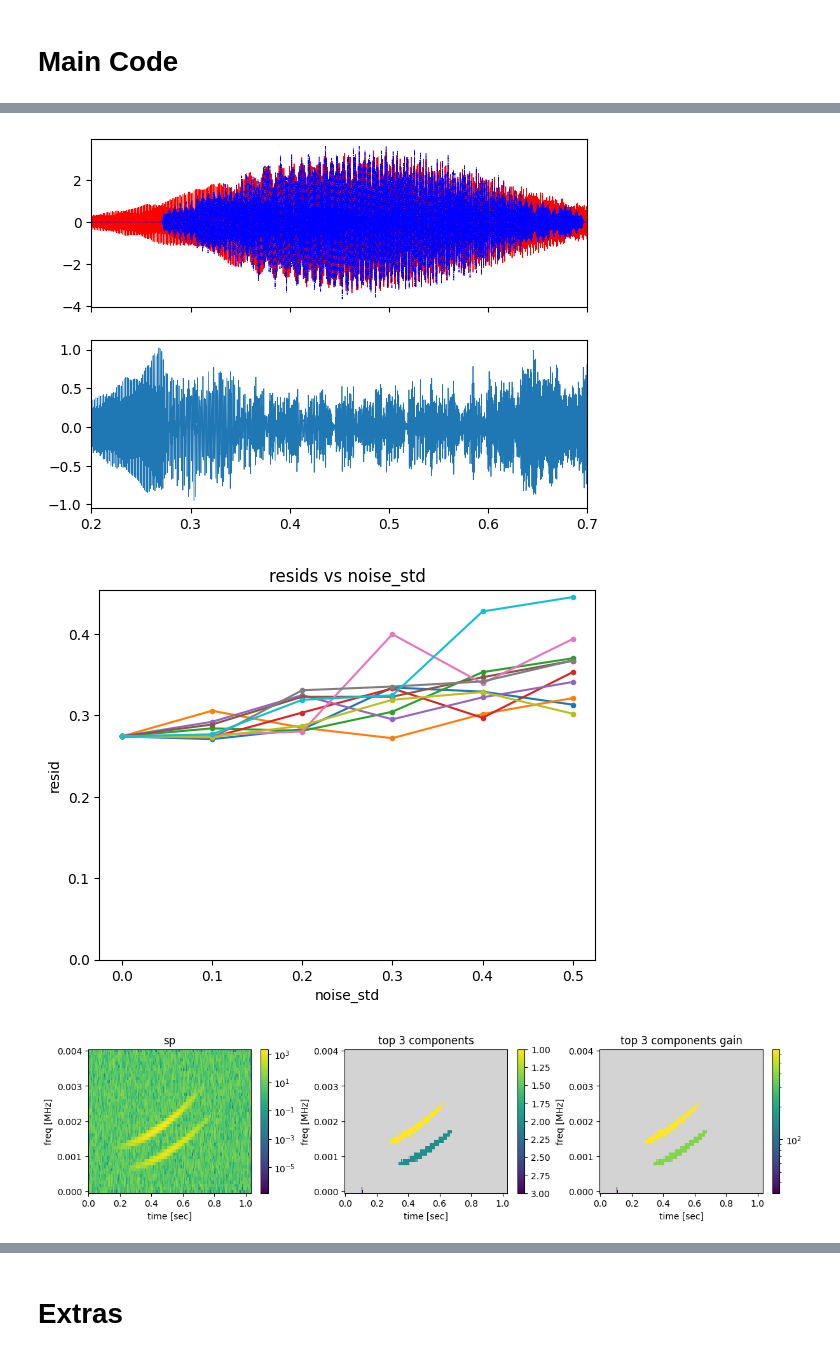
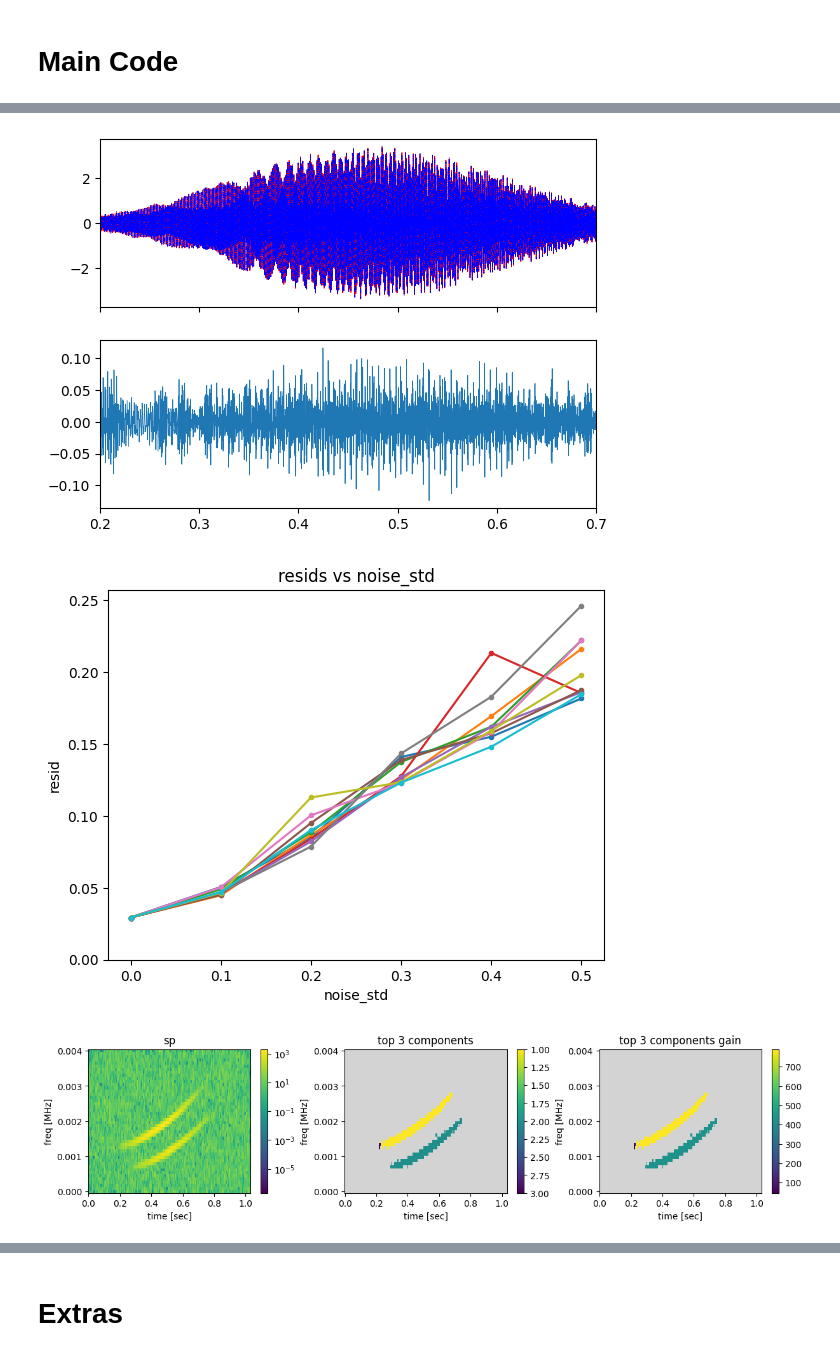
Before and after one commit to nacrocker/automated-segmentation, a Jupyter notebook: maxtree_tests_with_synthetic_data_and_noise.ipynb, the cells around one changed output, grey strips where cells are left out. Drawn from its saved outputs; the diff is of its cells as text; code cells hidden in the pictures.

Commit message:
more types of gain functions tested.  good results for "signal_energy_contenctration" ( = volume/exp(intensity_entropy))

```diff
--- a/maxtree_tests_with_synthetic_data_and_noise.ipynb
+++ b/maxtree_tests_with_synthetic_data_and_noise.ipynb
@@ -1372,13 +1487,16 @@ spmxtr=max_tree_cl(sp,connectivity=2)
 self=spmxtr
 
 #gain_choice='avspecdens'
-gain_choice = 'avspecheight'
+#gain_choice = 'avspecheight'
+#gain_choice = 'neg_kldiv_wresp_uniform_intensity'
+#gain_choice = 'log_energy_concentration'
+gain_choice = 'signal_energy_concentration'
 gain = self.gain_predefined(gain_choice)
 mxgnndslabeltopfill,mxgntopfill = self.label_optimummaxattrnode_image_components_with_rank_and_attr(gain)
 
 ntop=10
-_ = show_top_components_rank_and_gain(sp,mxgnndslabeltopfill,mxgntopfill,ntop=ntop,panelsize=(vsz,hsz))
-
+spdict = {'sp':sp,'fsp':fsp,'tsp':tsp}
+_ = show_top_components_rank_and_gain(spdict,mxgnndslabeltopfill,mxgntopfill,ntop=ntop,panelsize=(vsz,hsz),use_LogNorm_for_gain=False)
 
 
 ## end max_tree_optimimum_features
@@ -1430,7 +1606,9 @@ noise_stds = np.linspace(0,.5,6)
 
 max_tree_cl = Max_Tree
 #gain_choice = 'avspecdens'
-gain_choice = 'avspecheight'
+#gain_choice = 'avspecheight'
+gain_choice='signal_energy_concentration'
+
 ntop = 3
 ntrials = 10
 resids = np.zeros((len(noise_stds),ntrials))
@@ -1455,37 +1633,38 @@ for iouter,noise_std in enumerate(noise_stds):
 
         self=max_tree_cl(sp,connectivity=2)
         gain = self.gain_predefined(gain_choice)
         mxgnndslabeltopfill,mxgntopfill = self.label_optimummaxattrnode_image_components_with_rank_and_attr(gain)
 
         filt = ((mxgnndslabeltopfill > 0) & (mxgnndslabeltopfill <= ntop))
         sigstftfilt = sigstft*filt
         sigfilt = SFT.istft(sigstftfilt,k1=nt)
         resids[iouter,itr] = np.sqrt(np.mean(np.abs(sigfilt-sig0)**2))
         if Save and (iouter,itr) in toSave:
             saved[(iouter,itr)] = {vk:globals()[vk] for vk in toSave[(iouter,itr)]}
 
 
 if Save:
     # display saved diagnostics
     fig, (ax1,ax2) = plt.subplots(2,1,sharex=True)
     ax1.plot(t,saved[(0,0)]['sig'],'r',linewidth=0.5)
     ax1.plot(t,saved[(0,0)]['sigfilt'],'b-.',linewidth=0.5)
     ax2.plot(t,saved[(0,0)]['sigfilt']-saved[(0,0)]['sig'],linewidth=0.5)
     plt.xlim(np.array([0,.5])+0.2)
 
     fig, ax = plt.subplots()
     stdsig0 = np.sqrt(np.mean(np.abs(sig0)**2))
     ax.plot(noise_stds,resids/stdsig0,'.-')
     ax.set_title('resids vs noise_std')
     ax.set_xlabel('noise_std')
     ax.set_ylabel('resid')
     ax.set_ylim(bottom=0)
 
-    _ = show_top_components_rank_and_gain(saved[CompToSave]['sp'],saved[CompToSave]['mxgnndslabeltopfill'],saved[CompToSave]['mxgntopfill'],ntop=ntop)
+    spdict = {'sp':saved[CompToSave]['sp'],'fsp':fsp,'tsp':tsp}
+    _ = show_top_components_rank_and_gain(spdict,saved[CompToSave]['mxgnndslabeltopfill'],saved[CompToSave]['mxgntopfill'],ntop=ntop)
 # %% [output]
-[figure, old version]
+[figure, new version]
-[figure, old version]
+[figure, new version]
-[figure, old version]
+[figure, new version]
 # %%
 # @title max_tree optimum components using just noise
 # cell name: example_noise_max_tree_optimum_components
```
Also changed, not shown: parts of 18 cells of this notebook.
